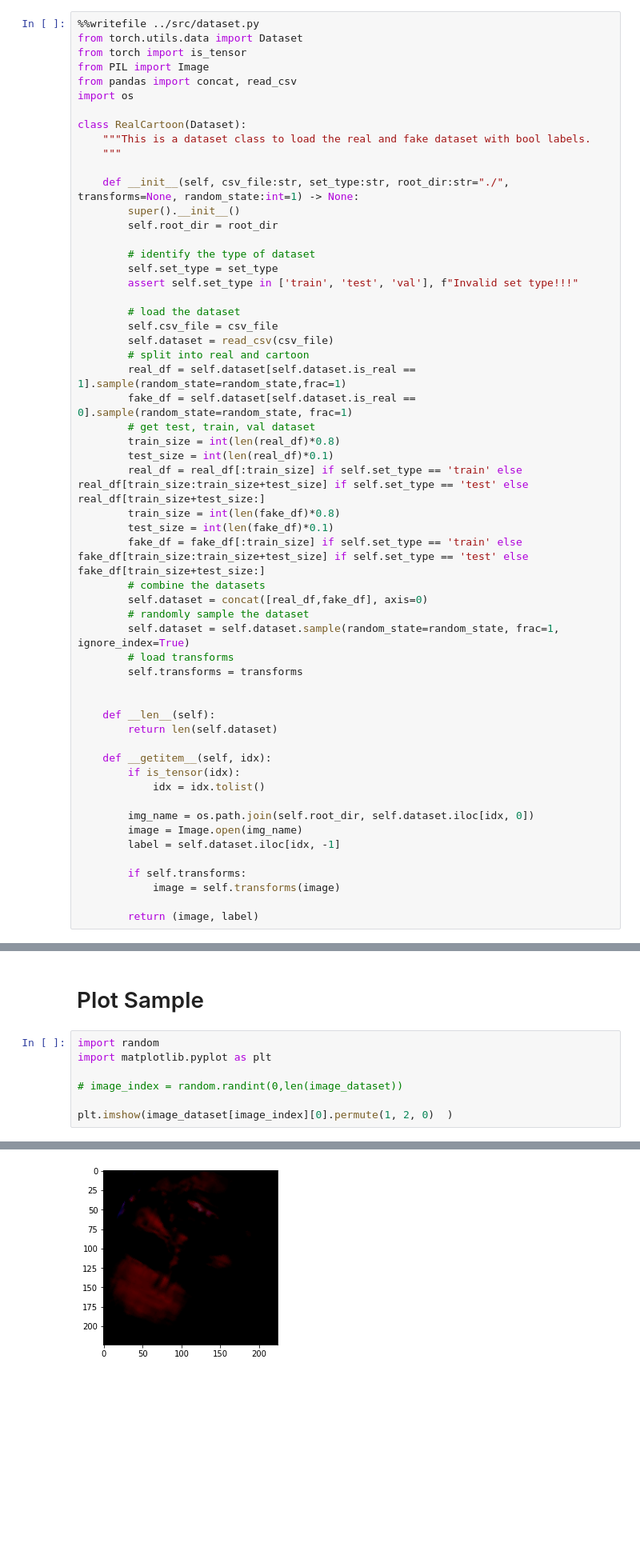
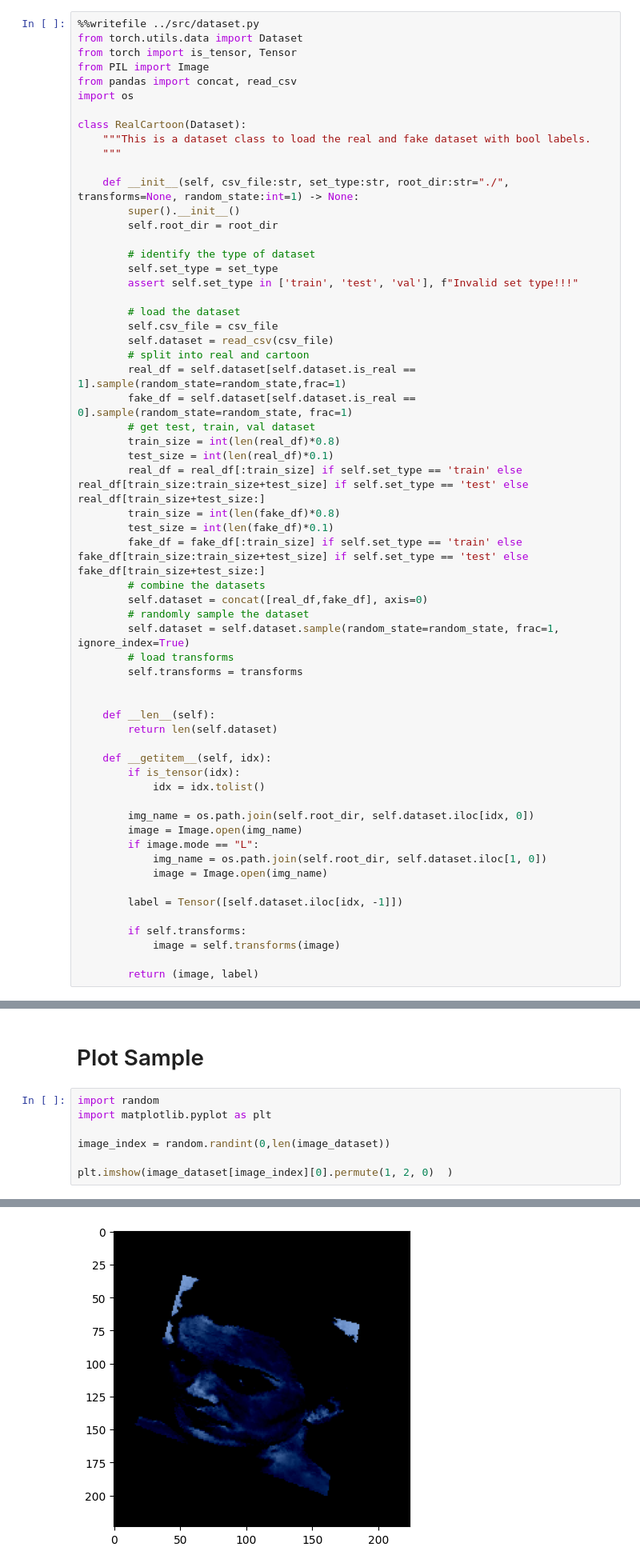
Before and after one commit to AbdulMutakabbir/real-cartoon, a Jupyter notebook: notebooks/dataset.ipynb, the cells around one changed output, grey strips where cells are left out. Shown at 80% size. Drawn from its saved outputs; the diff is of its cells as text; blank space fills up the shorter version.

```diff
--- a/notebooks/dataset.ipynb
+++ b/notebooks/dataset.ipynb
@@ -37,7 +37,7 @@ dataset.tail()
 # %%
 %%writefile ../src/dataset.py
 from torch.utils.data import Dataset
-from torch import is_tensor
+from torch import is_tensor, Tensor
 from PIL import Image
 from pandas import concat, read_csv
 import os
@@ -84,7 +84,11 @@ class RealCartoon(Dataset):
 
         img_name = os.path.join(self.root_dir, self.dataset.iloc[idx, 0])
         image = Image.open(img_name)
-        label = self.dataset.iloc[idx, -1]
+        if image.mode == "L":
+            img_name = os.path.join(self.root_dir, self.dataset.iloc[1, 0])
+            image = Image.open(img_name)
+
+        label = Tensor([self.dataset.iloc[idx, -1]])
 
         if self.transforms:
             image = self.transforms(image)
@@ -141,11 +145,11 @@ image_dataset[0]
 # %%
 import random
 import matplotlib.pyplot as plt
 
-# image_index = random.randint(0,len(image_dataset))
+image_index = random.randint(0,len(image_dataset))
 
 plt.imshow(image_dataset[image_index][0].permute(1, 2, 0)  )
 # %% [output]
 Clipping input data to the valid range for imshow with RGB data ([0..1] for floats or [0..255] for integers).
 <matplotlib.image.AxesImage at 0x...>
-[figure, old version]
+[figure, new version]
```
Also changed, not shown: parts of 6 cells of this notebook, 4 other files.
